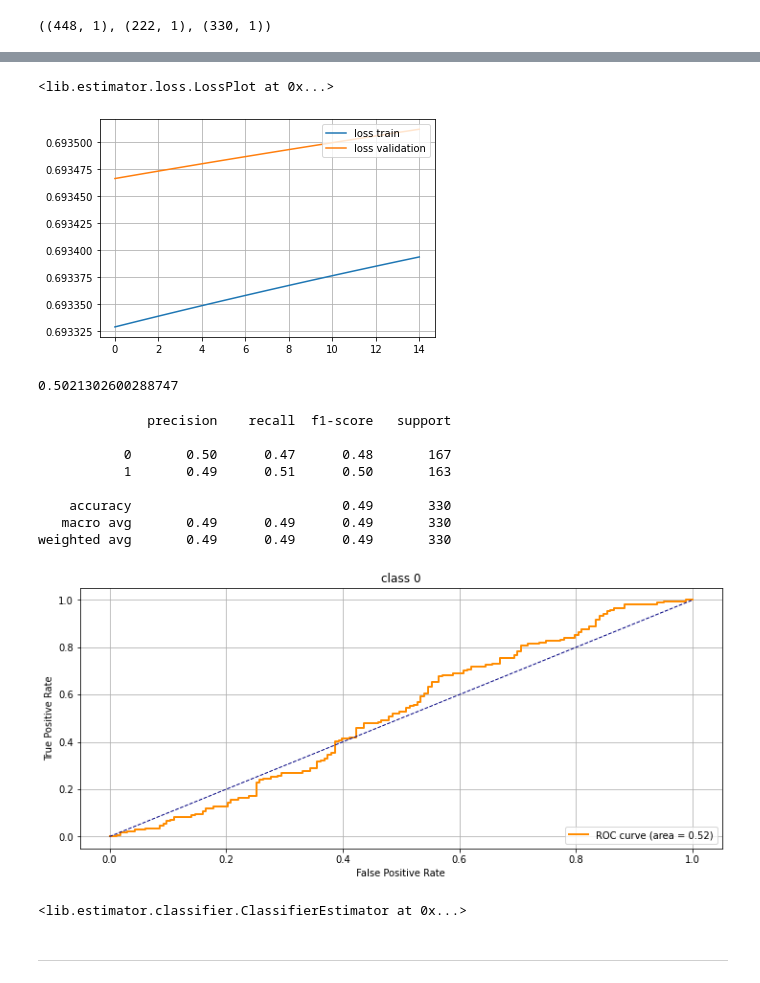
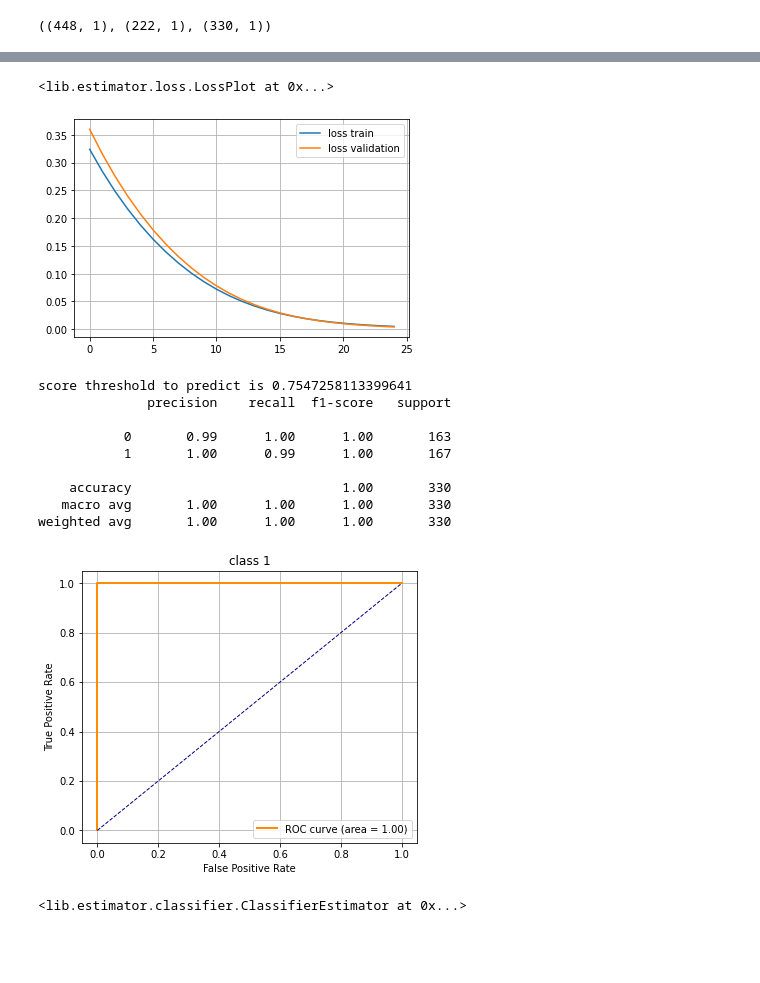
Before and after one commit to mechanoid5/ml_lib, a Jupyter notebook: classifier.ipynb, the cells around one changed output, grey strips where cells are left out. Cells and saved outputs as stored; diff of their text form; code cells hidden in the pictures; blank space fills up the shorter version.

```diff
--- a/classifier.ipynb
+++ b/classifier.ipynb
@@ -263,7 +298,7 @@ model.weight.shape
 # %%
 from lib.loss.crossentropy import BCE # ф-ция потери - кросс-энтропия
-loss_train = BCE(model)
-loss_val = BCE(model)
+loss_train = CCE(model)
+loss_val = CCE(model)
 # %%
 from lib.optimizer.gd import GD # метод  оптимизации стохастический градиентный спуск
 from lib.optimizer.lrate import ConstLRA # скорость обучения - константная
@@ -271,11 +306,11 @@ from lib.optimizer.lrate import ConstLRA # скорость обучения -
 model = GD(
     loss=loss_train,
     loss_val=loss_val,
-    lra=ConstLRA(.01),
+    lra=ConstLRA(.1),
 ).fit(
     data_train=[X_train,y_train],
     data_val=[X_val,y_val],
-    n_epoch=15,
+    n_epoch=25,
 )
 # %%
 from lib.estimator.loss import LossPlot
@@ -283,12 +318,10 @@ from lib.estimator.loss import LossPlot
 LossPlot( loss_train=loss_train, loss_val=loss_val, ).plot()
 # %% [output]
 <lib.estimator.loss.LossPlot at 0x...>
-[figure, old version]
+[figure, new version]
 # %%
 # target_train
 # %%
 from lib.estimator.classifier import BinnaryClassifierScoreThreshold
 model = BinnaryClassifierScoreThreshold(model).fit(X_train,target_train[:,np.newaxis])
-model.score_threshold
+# model.score_threshold
-# %% [output]
-0.5021302600288747
@@ -300,16 +328,15 @@ model.score_threshold
 # %%
 from lib.estimator.classifier import ClassifierEstimator # оценка классификатора
-ClassifierEstimator(model).estimate(X_test,target_test)
+ClassifierEstimator(model).estimate(X_test,target_test,figsize=(6,5))
 # %% [output]
+score threshold to predict is 0.7547258113399641
               precision    recall  f1-score   support
 
-           0       0.50      0.47      0.48       167
-           1       0.49      0.51      0.50       163
+           0       0.99      1.00      1.00       163
+           1       1.00      0.99      1.00       167
 
-    accuracy                           0.49       330
-   macro avg       0.49      0.49      0.49       330
-weighted avg       0.49      0.49      0.49       330
+    accuracy                           1.00       330
+   macro avg       1.00      1.00      1.00       330
+weighted avg       1.00      1.00      1.00       330
-[figure, old version]
+[figure, new version]
 <lib.estimator.classifier.ClassifierEstimator at 0x...>
-# %% [markdown]
----
```
Also changed, not shown: parts of 64 cells of this notebook, 8 other files.
